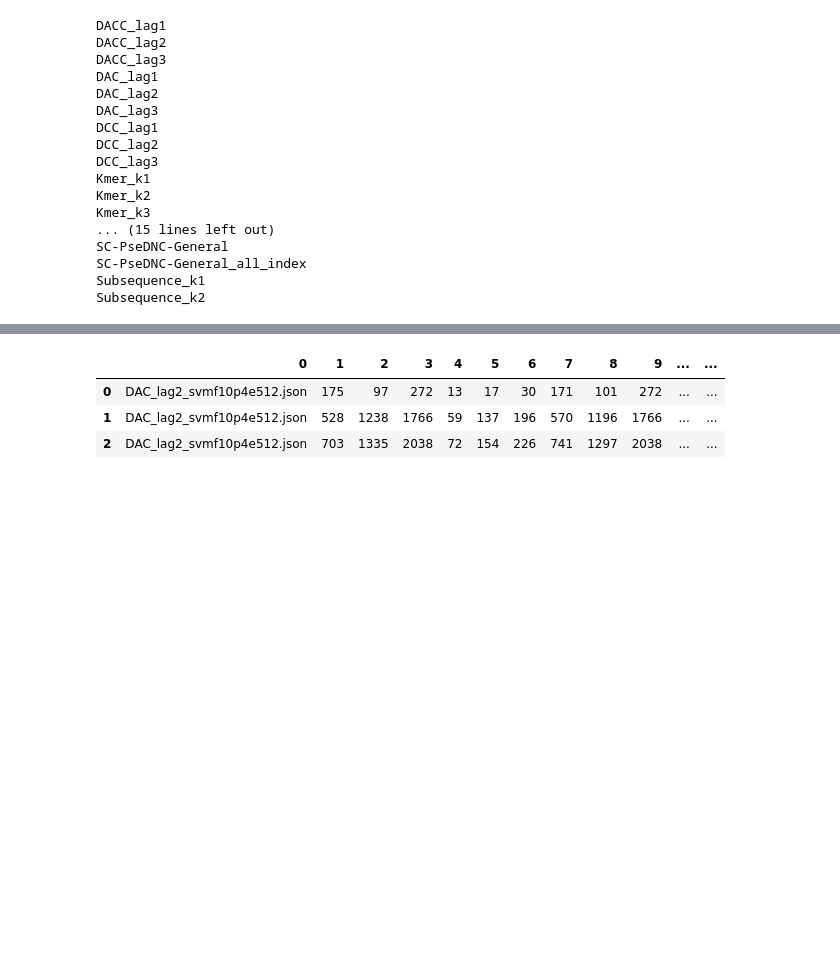
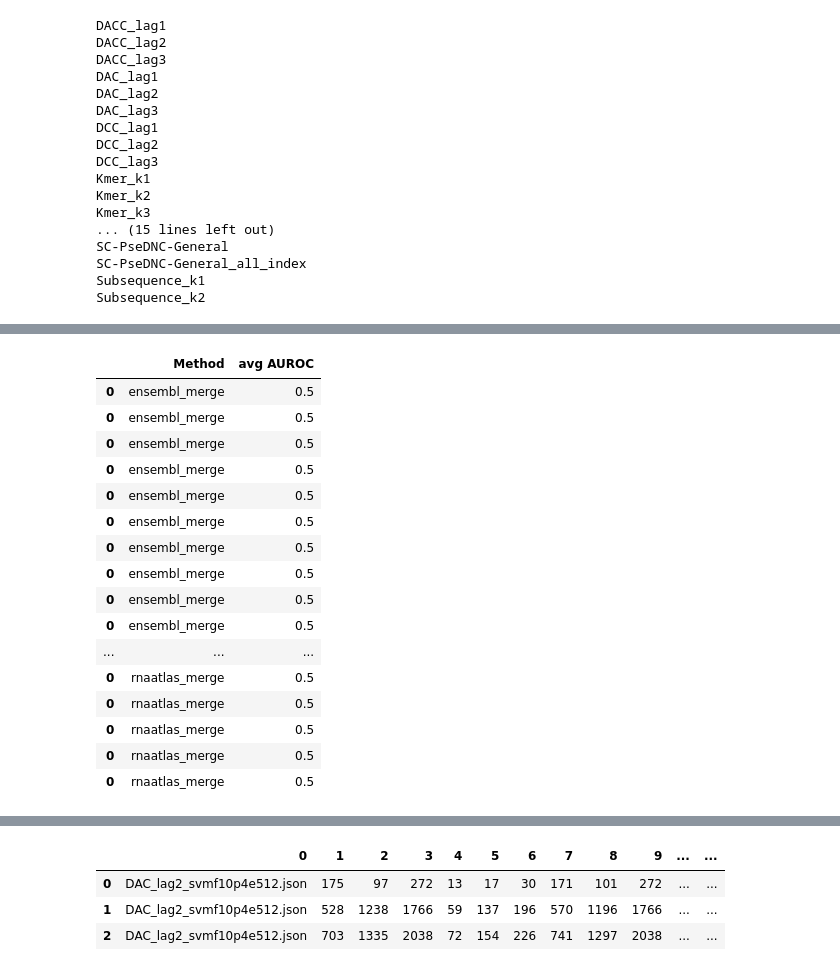
Before and after one commit to JiandeWuu/sixthTool, a Jupyter notebook: test.ipynb, the cells around one changed output, grey strips where cells are left out. Saved outputs shown, nothing was run; the diff lists cells and outputs as text; code cells hidden in the pictures; blank space fills up the shorter version.

```diff
--- a/test.ipynb
+++ b/test.ipynb
@@ -44,0 +88,33 @@ nohup python hpo_svm_train.py -m svm -p 4 -e 512 -f 10 -i data/merge_data/train/
+# %%
+merge_df = pd.read_csv("data/ensemble_data/merge_r.csv")
+
+col_array = ['iloclncrna_N', 'lnclocator_N', 'lnclocpred_N', 'locater_N']
+
+# col_array = ['deeplncrna_N', 'iloclncrna_N', 'lnclocator_N', 'lnclocpred_N', 'locater_N']
+col_v2_array = ['', 'lnclocatorv2_CNRCI_Value', 'lnclocatorv2_CNRCI_Value_nor_N']
+
+merge_loc = merge_df['loc'].replace(['C', 'N'], [0, 1]).to_numpy()
+
+idx = np.arange(len(merge_loc))
+np.random.shuffle(idx)
+split_idx = int(len(idx) * 0.8)
+# db_name = "ensembl"
+db_name = "rnaatlas"
+# np.save("data/ensemble_data/rnaatlas_merge_train.npy", merge_df[:split_idx].to_numpy())
+np.save("data/ensemble_data/combination/" + db_name + "_combination_train_y.npy", merge_loc[idx[:split_idx]])
+# np.save("data/ensemble_data/rnaatlas_merge_test.npy", merge_df[split_idx:].to_numpy())
+np.save("data/ensemble_data/combination/" + db_name + "_combination_test_y.npy", merge_loc[idx[split_idx:]])
+
+
+for i in range(2 ** (len(col_array) - 1)):
+    bin_str = '{0:04b}'.format(i)
+    if bin_str.count('1') > 1:
+        df = pd.DataFrame([])
+        for j in range(len(bin_str)):
+            if bin_str[j] == '1':
+                df[col_array[j]] = merge_df[col_array[j]]
+        for k in range(3):
+            if k != 0:
+                df[col_v2_array[k]] = merge_df[col_v2_array[k]]
+            np.save("data/ensemble_data/combination/" + db_name + "_combination_" + bin_str + str(k) + "_train.npy", df.iloc[idx[:split_idx]].to_numpy())
+            np.save("data/ensemble_data/combination/" + db_name + "_combination_" + bin_str + str(k)  + "_test.npy", df.iloc[idx[split_idx:]].to_numpy())
@@ -264,0 +329,9 @@ print(json_dict['avg AUROC'])
+# %%
+data_x = np.load("data/ensemble_data/ensembl_merge_train.npy")
+print("ensembl_merge_train", data_x.shape)
+data_x = np.load("data/ensemble_data/ensembl_merge_no_lnclocatorv2_train.npy")
+print("ensembl_merge_no_lnclocatorv2_train", data_x.shape)
+data_x = np.load("data/ensemble_data/rnaatlas_merge_train.npy")
+print("rnaatlas_merge_train", data_x.shape)
+data_x = np.load("data/ensemble_data/rnaatlas_merge_no_lnclocatorv2_train.npy")
+print("rnaatlas_merge_no_lnclocatorv2_train", data_x.shape)
@@ -264,0 +438,20 @@ print(json_dict['avg AUROC'])
+# %%
+df[['Method', 'avg AUROC']]
+# %% [output]
+|  | Method | avg AUROC |
+| 0 | ensembl_merge | 0.5 |
+| 0 | ensembl_merge | 0.5 |
+| 0 | ensembl_merge | 0.5 |
+| 0 | ensembl_merge | 0.5 |
+| 0 | ensembl_merge | 0.5 |
+| 0 | ensembl_merge | 0.5 |
+| 0 | ensembl_merge | 0.5 |
+| 0 | ensembl_merge | 0.5 |
+| 0 | ensembl_merge | 0.5 |
+| 0 | ensembl_merge | 0.5 |
+| ... | ... | ... |
+| 0 | rnaatlas_merge | 0.5 |
+| 0 | rnaatlas_merge | 0.5 |
+| 0 | rnaatlas_merge | 0.5 |
+| 0 | rnaatlas_merge | 0.5 |
+| 0 | rnaatlas_merge | 0.5 |
```
Also changed, not shown: parts of 21 cells of this notebook, 3 other files.
